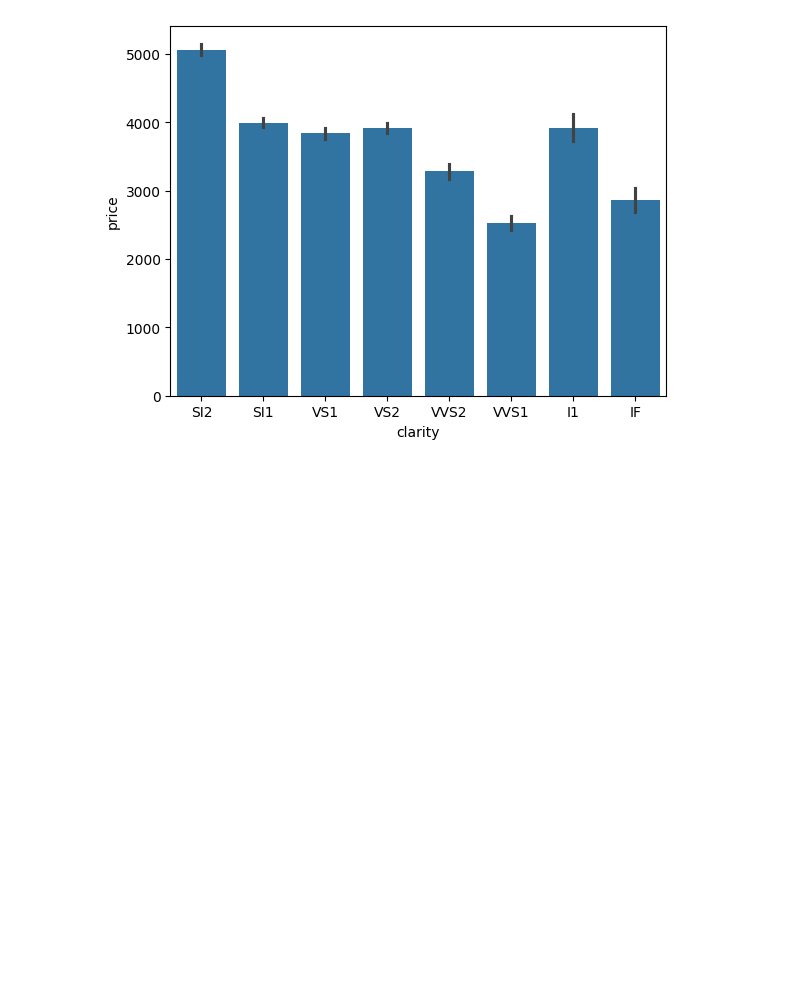
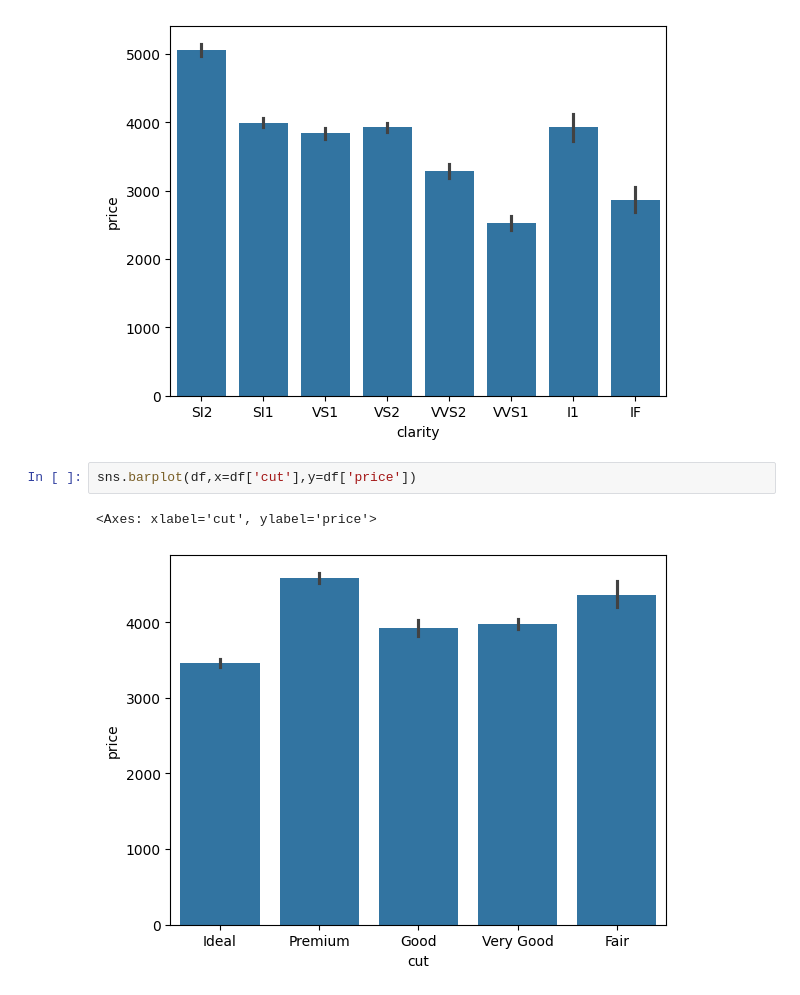
Before and after one commit to Darshan31Patel/DiamondPricePrediction, a Jupyter notebook: notebooks/eda.ipynb, the cells around one changed output. Cells and saved outputs as stored; diff of their text form; blank space fills up the shorter version.

```diff
--- a/notebooks/eda.ipynb
+++ b/notebooks/eda.ipynb
@@ -163,3 +169,8 @@ sns.barplot(df,x=df['clarity'],y=df['price'])
 # %% [output]
 <Axes: xlabel='clarity', ylabel='price'>
 [figure]
+# %%
+sns.barplot(df,x=df['cut'],y=df['price'])
+# %% [output]
+<Axes: xlabel='cut', ylabel='price'>
+[figure, added]
```
Also changed, not shown: parts of 5 cells of this notebook.
